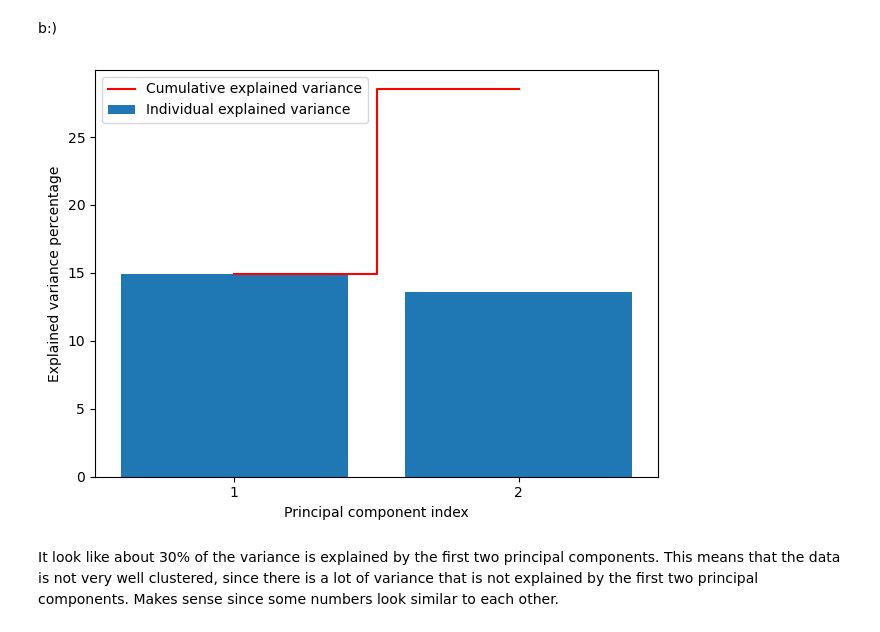
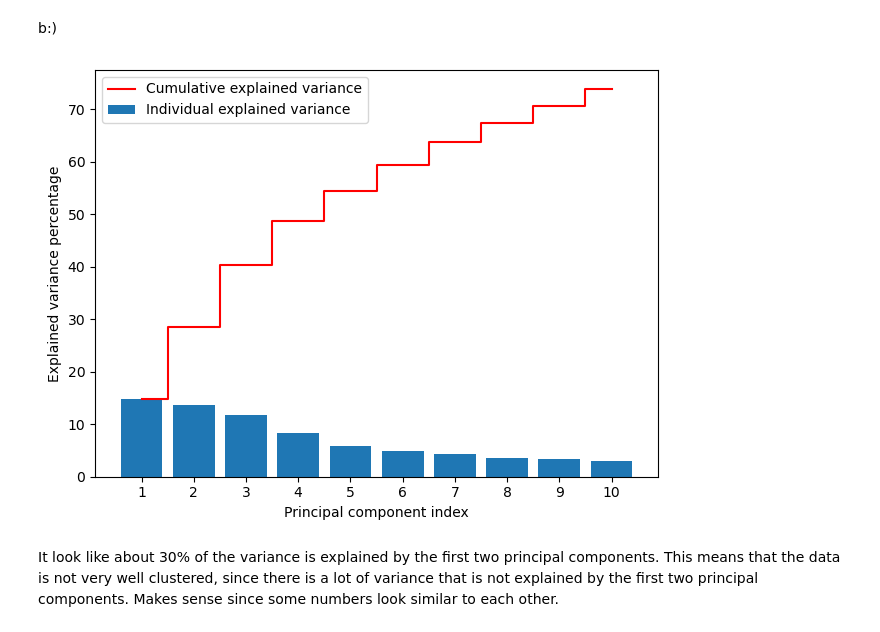
Before and after one commit to cake-dev/machine_learning_class, a Jupyter notebook: assignments/Assignment_5.ipynb, the cells around one changed output. Saved outputs shown, nothing was run; the diff lists cells and outputs as text; code cells hidden in the pictures.

```diff
--- a/assignments/Assignment_5.ipynb
+++ b/assignments/Assignment_5.ipynb
@@ -160,7 +160,7 @@ from sklearn.cluster import SpectralClustering
 # plot the clustered data for each dataset
 fig, axs = plt.subplots(1,5, figsize=(20,5))
 for i, data in enumerate(X):
-    sc = SpectralClustering(n_clusters=X_ideal_kvals[i], affinity='nearest_neighbors', n_neighbors=10).fit(data)
+    sc = SpectralClustering(n_clusters=X_ideal_kvals[i], affinity='nearest_neighbors', n_neighbors=30, n_components=4).fit(data)
     plot_cluster(axs[i], data, sc.labels_)
 plt.tight_layout()
 plt.show()
@@ -219,7 +219,7 @@ y_digits = digits.target
 # %% [markdown]
 a):
 # %%
-pca = PCA(n_components=2)
+pca = PCA(n_components=10)
 X_pca = pca.fit_transform(X_digits)
 
 # Plot the PCA
@@ -237,24 +237,24 @@ b:)
 # %%
 # https://medium.com/data-science-365/2-plots-that-help-me-to-choose-the-right-number-of-principal-components-351a87e15a9f
 exp_var = pca.explained_variance_ratio_ * 100
 cum_exp_var = np.cumsum(exp_var)
 
-a = 3 # Number of input features + 1
+a = 11 # Number of input features + 1
 
 plt.bar(range(1, a), exp_var, align='center',
         label='Individual explained variance')
 
 plt.step(range(1, a), cum_exp_var, where='mid',
          label='Cumulative explained variance', color='red')
 
 plt.ylabel('Explained variance percentage')
 plt.xlabel('Principal component index')
 plt.xticks(ticks=list(range(1, a)))
 plt.legend(loc='best')
 plt.tight_layout()
 plt.show()
 # %% [output]
-[figure, old version]
+[figure, new version]
 # %% [markdown]
 It look like about 30% of the variance is explained by the first two principal components. This means that the data is not very well clustered, since there is a lot of variance that is not explained by the first two principal components. Makes sense since some numbers look similar to each other.
 # %% [markdown]
```
Also changed, not shown: parts of 2 cells of this notebook.
